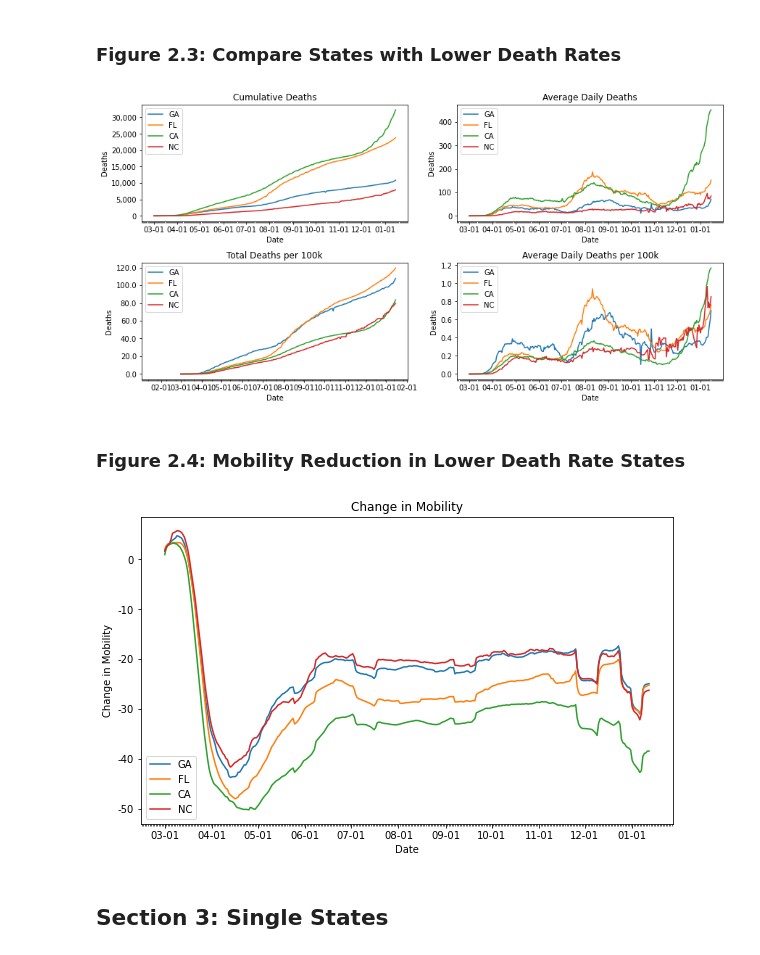
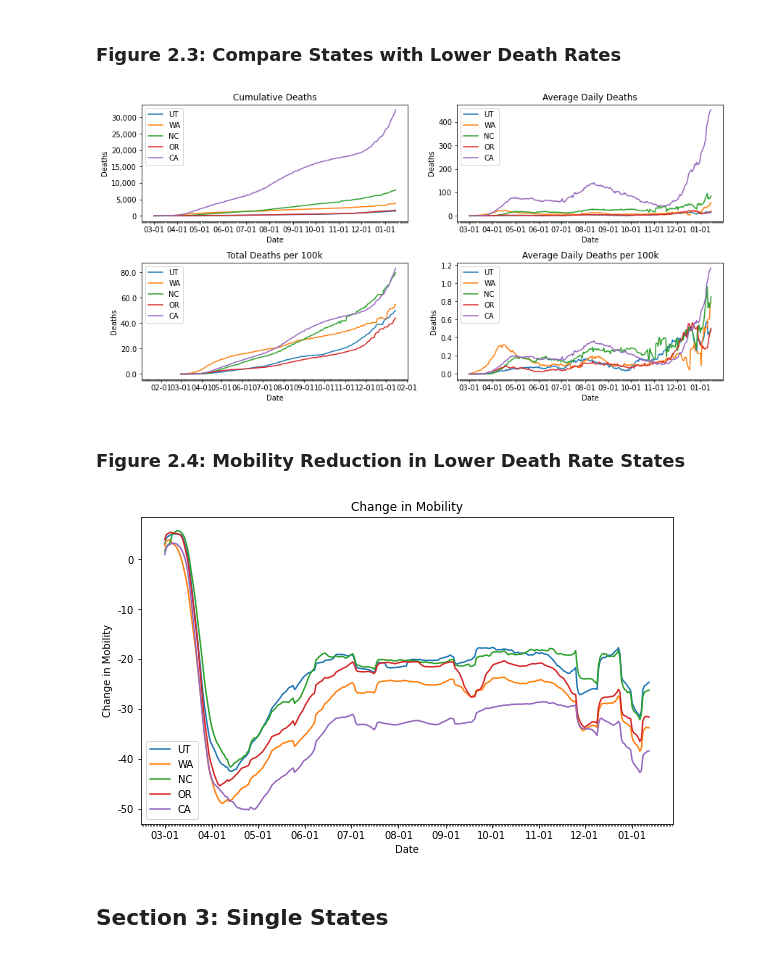
Before and after one commit to JaaLynch/covid, a Jupyter notebook: covidVisualizations.ipynb, the cells around one changed output. Saved outputs shown, nothing was run; the diff lists cells and outputs as text; code cells hidden in the pictures.

```diff
--- a/covidVisualizations.ipynb
+++ b/covidVisualizations.ipynb
@@ -59,18 +59,18 @@ graphMobility(data, states, '2020-03-01', 14)
 # %% [markdown]
 ### Figure 2.3: Compare States with Lower Death Rates
 # %%
-states = ['GA','FL','CA','NC']
+states = ['UT','WA','NC','OR','CA']
 statesCompare(data, states, 'confirmed_cdc', 'deaths_cdc', '2020-03-01', 14)
 # Parameters of this function allow the user to change the sates selected, the start date shown,
 # and the number of days used in the rolling average smoothing on the graphs to the right.
 # %% [output]
-[figure, old version]
+[figure, new version]
 # %% [markdown]
 ### Figure 2.4: Mobility Reduction in Lower Death Rate States
 # %%
 graphMobility(data, states, '2020-03-01', 14)
 # %% [output]
-[figure, old version]
+[figure, new version]
 # %% [markdown]
 ## Section 3: Single States
 # %% [markdown]
```
Also changed, not shown: parts of 23 cells of this notebook.
